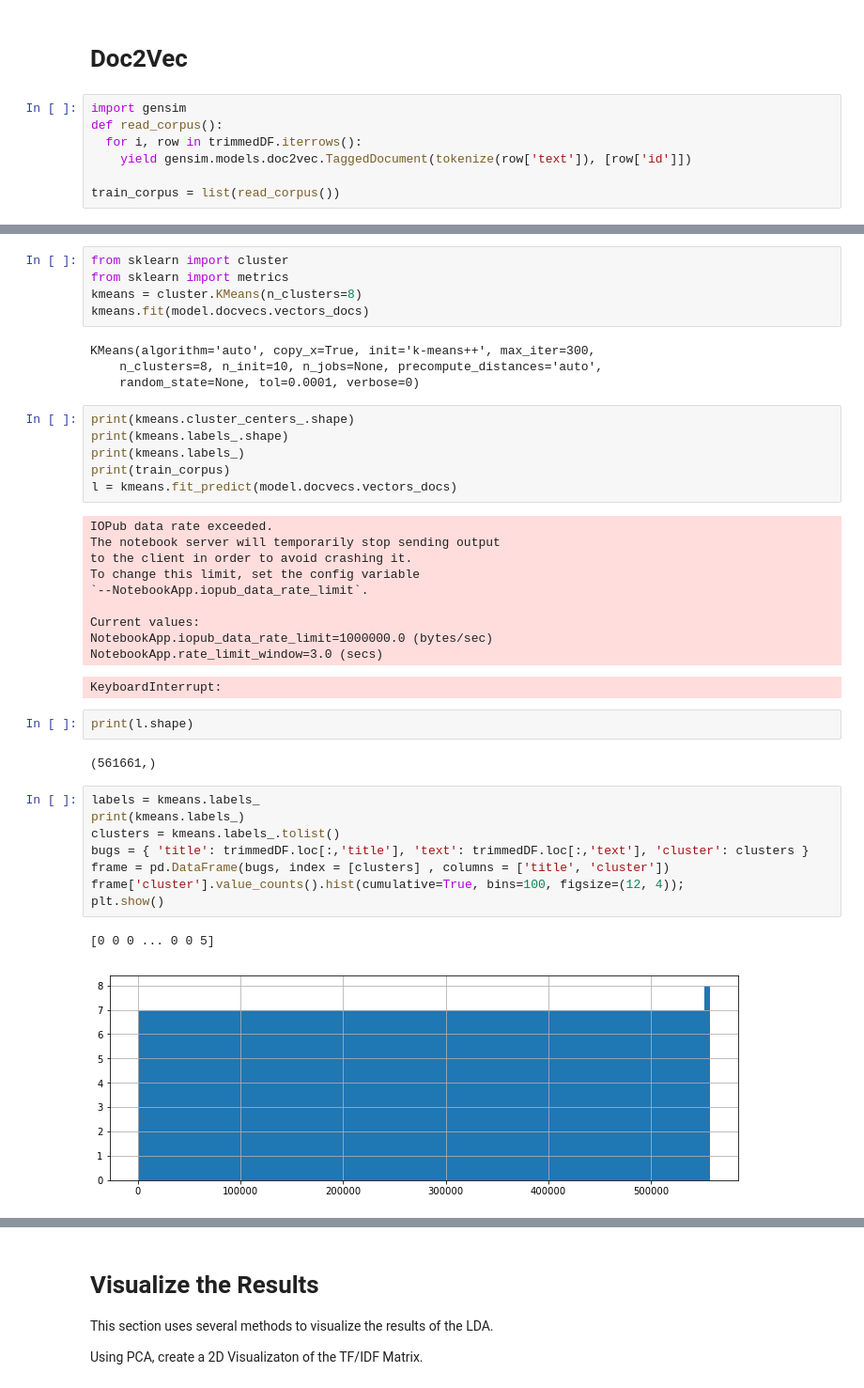
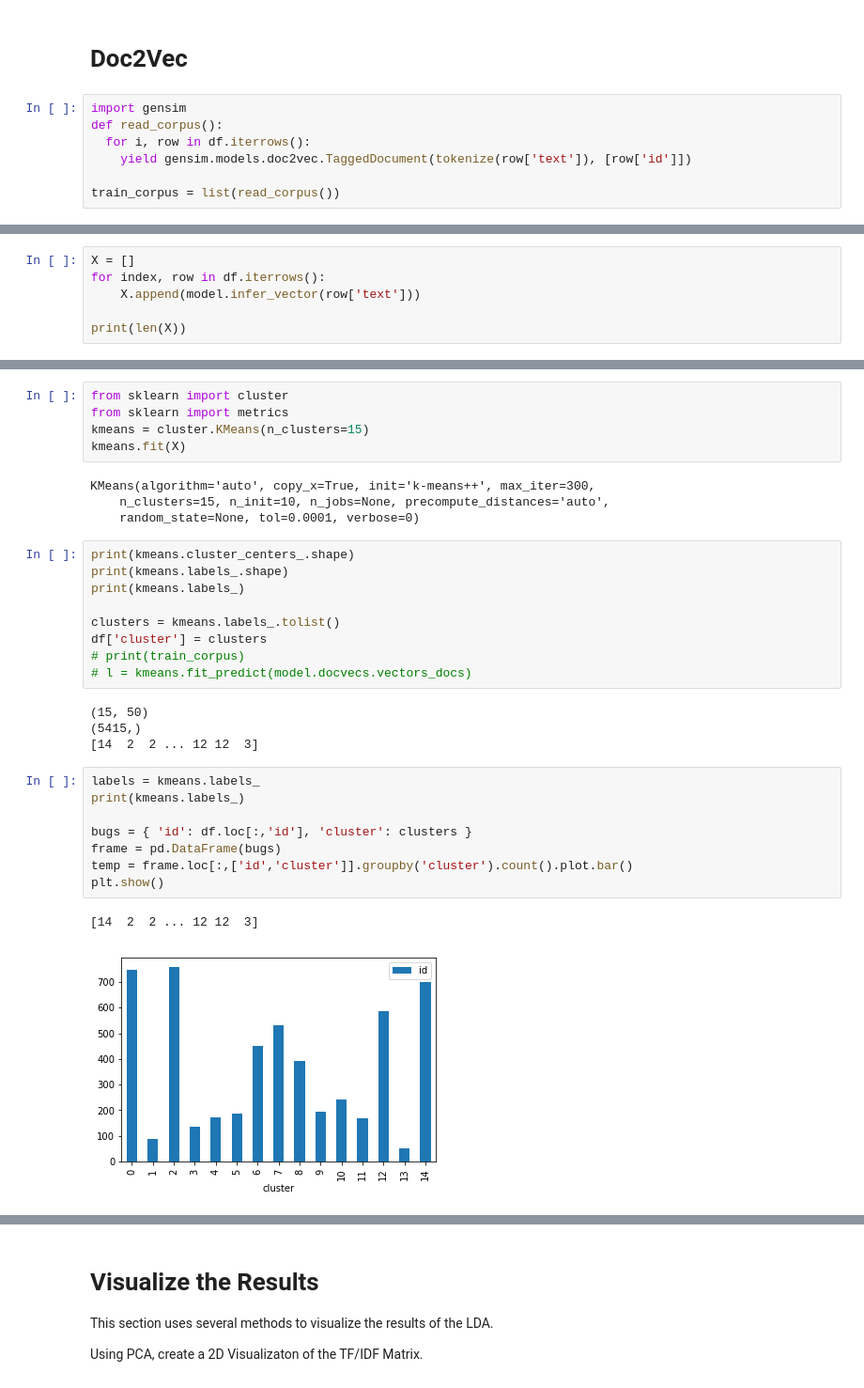
Before and after one commit to HSV-AI/bug-analysis, a Jupyter notebook: Doc2Vec.ipynb, the cells around one changed output, grey strips where cells are left out. Shown at 94% size. Cells and saved outputs as stored; diff of their text form.

Commit message:
Updated Doc2Vec Notebook

```diff
--- a/Doc2Vec.ipynb
+++ b/Doc2Vec.ipynb
@@ -218,7 +67,7 @@ Total unique words: 18297
 # %%
 import gensim
 def read_corpus():
-  for i, row in trimmedDF.iterrows():
+  for i, row in df.iterrows():
     yield gensim.models.doc2vec.TaggedDocument(tokenize(row['text']), [row['id']])
 
 train_corpus = list(read_corpus())
@@ -233,0 +119,6 @@ Wall time: 18.9 s
+# %%
+X = []
+for index, row in df.iterrows():
+    X.append(model.infer_vector(row['text']))
+
+print(len(X))
@@ -234,41 +152,33 @@ Wall time: 18.9 s
 # %%
 from sklearn import cluster
 from sklearn import metrics
-kmeans = cluster.KMeans(n_clusters=8)
-kmeans.fit(model.docvecs.vectors_docs)
+kmeans = cluster.KMeans(n_clusters=15)
+kmeans.fit(X)
 # %% [output]
 KMeans(algorithm='auto', copy_x=True, init='k-means++', max_iter=300,
-    n_clusters=8, n_init=10, n_jobs=None, precompute_distances='auto',
+    n_clusters=15, n_init=10, n_jobs=None, precompute_distances='auto',
     random_state=None, tol=0.0001, verbose=0)
 # %%
 print(kmeans.cluster_centers_.shape)
 print(kmeans.labels_.shape)
 print(kmeans.labels_)
-print(train_corpus)
-l = kmeans.fit_predict(model.docvecs.vectors_docs)
+
+clusters = kmeans.labels_.tolist()
+df['cluster'] = clusters
+# print(train_corpus)
+# l = kmeans.fit_predict(model.docvecs.vectors_docs)
 # %% [output]
-IOPub data rate exceeded.
-The notebook server will temporarily stop sending output
-to the client in order to avoid crashing it.
-To change this limit, set the config variable
-`--NotebookApp.iopub_data_rate_limit`.
-
-Current values:
-NotebookApp.iopub_data_rate_limit=1000000.0 (bytes/sec)
-NotebookApp.rate_limit_window=3.0 (secs)
+(15, 50)
+(5415,)
+[14  2  2 ... 12 12  3]
-KeyboardInterrupt:
-# %%
-print(l.shape)
-# %% [output]
-(561661,)
 # %%
 labels = kmeans.labels_
 print(kmeans.labels_)
-clusters = kmeans.labels_.tolist()
-bugs = { 'title': trimmedDF.loc[:,'title'], 'text': trimmedDF.loc[:,'text'], 'cluster': clusters }
-frame = pd.DataFrame(bugs, index = [clusters] , columns = ['title', 'cluster'])
-frame['cluster'].value_counts().hist(cumulative=True, bins=100, figsize=(12, 4));
+
+bugs = { 'id': df.loc[:,'id'], 'cluster': clusters }
+frame = pd.DataFrame(bugs)
+temp = frame.loc[:,['id','cluster']].groupby('cluster').count().plot.bar()
 plt.show()
 # %% [output]
-[0 0 0 ... 0 0 5]
+[14  2  2 ... 12 12  3]
-[figure, old version]
+[figure, new version]
```
Also changed, not shown: parts of 31 cells of this notebook.
